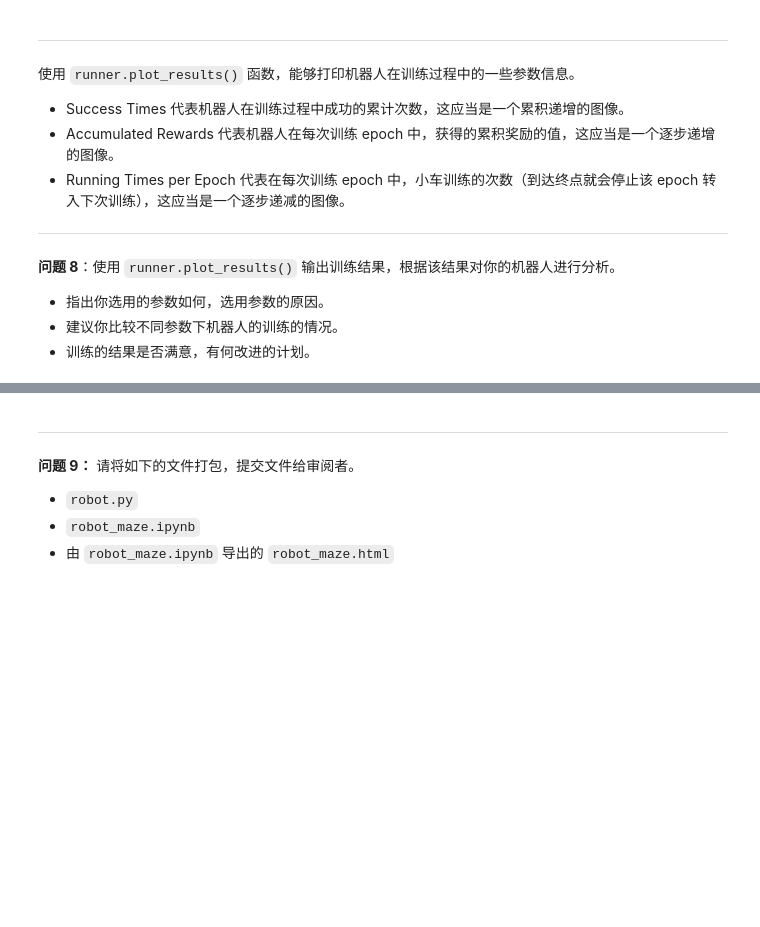
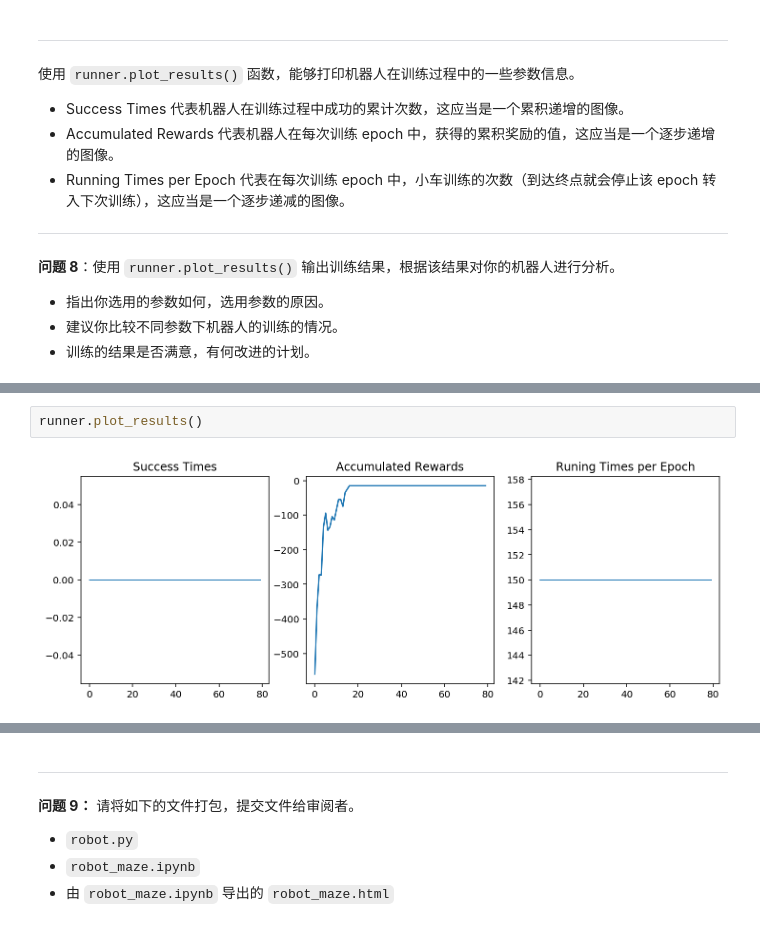
Before and after one commit to yiikai/MLND_CN_P5_Reinforcement_Learning, a Jupyter notebook: robot_maze.ipynb, the cells around one changed output, grey strips where cells are left out. Drawn from its saved outputs; the diff is of its cells as text; blank space fills up the shorter version.

```diff
--- a/robot_maze.ipynb
+++ b/robot_maze.ipynb
@@ -296,0 +322,4 @@ gamma = 0.9 是希望能够充分地对未来奖励进行考虑
+# %%
+runner.plot_results()
+# %% [output]
+[figure, added]
```
Also changed, not shown: parts of 15 cells of this notebook, 2 other files.
